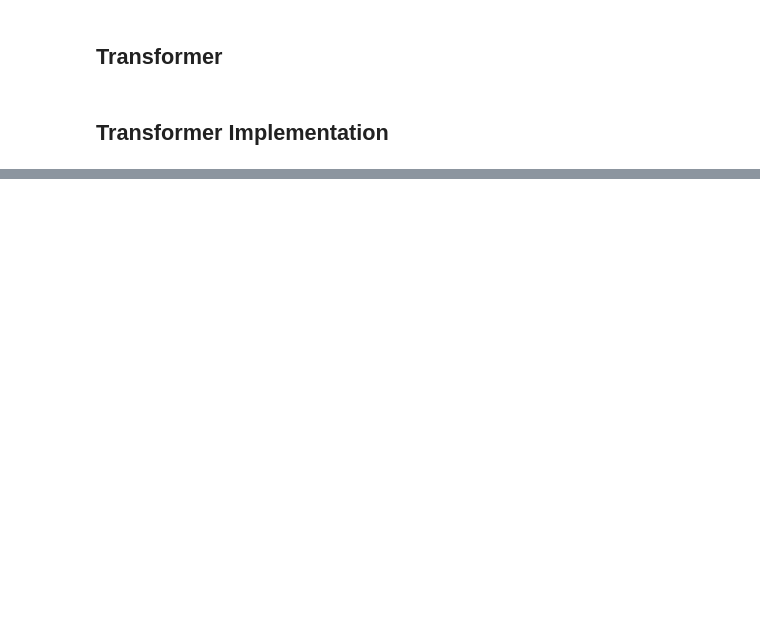
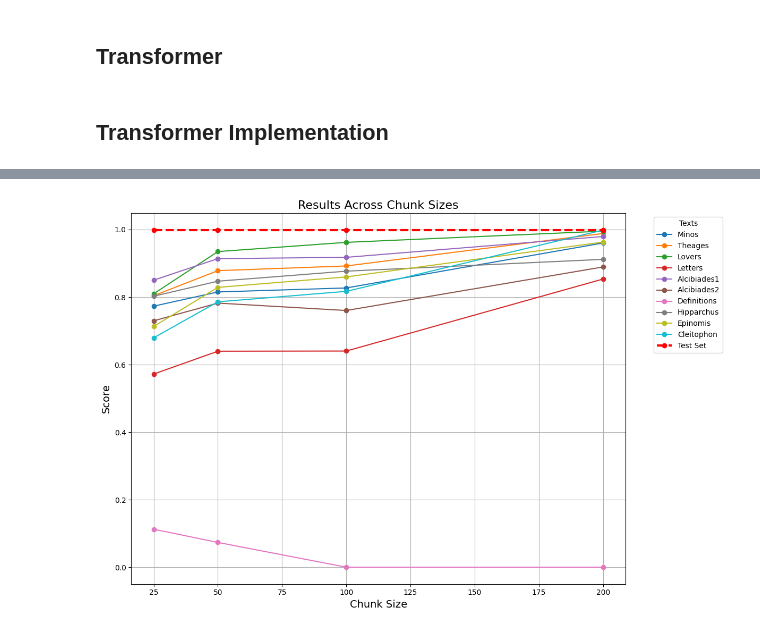
Before and after one commit to Firebro113/LING-227-Final-Project, a Jupyter notebook: NN_model/nn_model.ipynb, the cells around one changed output, grey strips where cells are left out. Saved outputs shown, nothing was run; the diff lists cells and outputs as text; code cells hidden in the pictures; blank space fills up the shorter version.

```diff
--- a/NN_model/nn_model.ipynb
+++ b/NN_model/nn_model.ipynb
@@ -896,0 +902,10 @@ Cleitophon: 0.7033
+# %%
+results = all_texts_testset_transformer(data_dubia, chunk_size, w2v_model, model)
+
+# Print the results
+print("\nMean Predictions for Dubia Texts:")
+for text_name, mean_score in results.items():
+    if mean_score is not None:
+        print(f"{text_name}: {mean_score:.4f}")
+    else:
+        print(f"{text_name}: No valid chunks")
@@ -896,0 +924,3 @@ Cleitophon: 0.7033
+# %%
+results["Test Set"] = test_accuracy
+tabs[chunk_size] = results
@@ -896,0 +931,6 @@ Cleitophon: 0.7033
+# %%
+with open("transformer_results.pkl", "wb") as file:
+    pickle.dump(tabs, file)
+# %%
+with open("transformer_results.pkl", "rb") as file:
+    tabs = pickle.load(file)
@@ -896,0 +961,31 @@ Cleitophon: 0.7033
+# %%
+from matplotlib import pyplot as plt
+
+# Convert dictionary to sorted list for easier processing
+sorted_data = sorted(tabs.items(), key=lambda x: x[0])
+chunk_sizes = [item[0] for item in sorted_data]
+text_scores = {text: [] for text in next(iter(tabs.values())).keys()}
+
+# Populate scores for each text
+for _, scores in sorted_data:
+    for text, score in scores.items():
+        text_scores[text].append(score)
+
+# Plot the results
+plt.figure(figsize=(12, 8))
+
+for text, scores in text_scores.items():
+    if text == "Test Set":
+        plt.plot(chunk_sizes, scores, marker='o', label=text, linewidth=3, linestyle='--', color='red')  # Bold red dashed line
+    else:
+        plt.plot(chunk_sizes, scores, marker='o', label=text)
+
+plt.title("Results Across Chunk Sizes", fontsize=16)
+plt.xlabel("Chunk Size", fontsize=14)
+plt.ylabel("Score", fontsize=14)
+plt.legend(title="Texts", bbox_to_anchor=(1.05, 1), loc="upper left")
+plt.grid(True)
+plt.tight_layout()
+plt.show()
+# %% [output]
+[figure, added]
```
Also changed, not shown: parts of 16 cells of this notebook.
